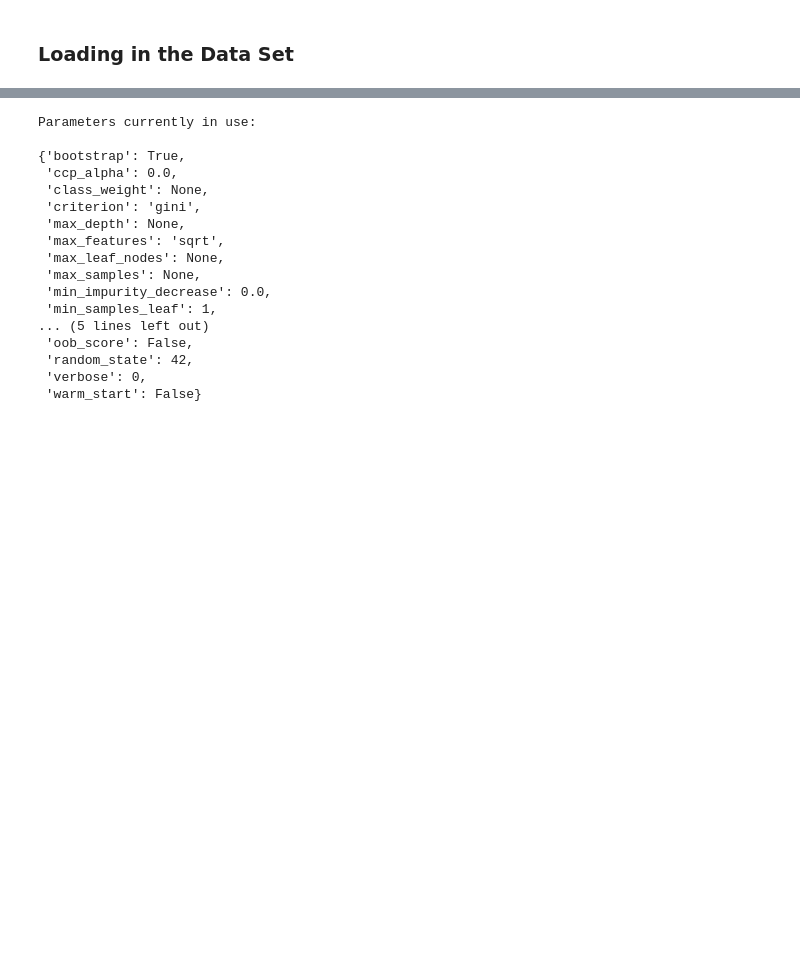
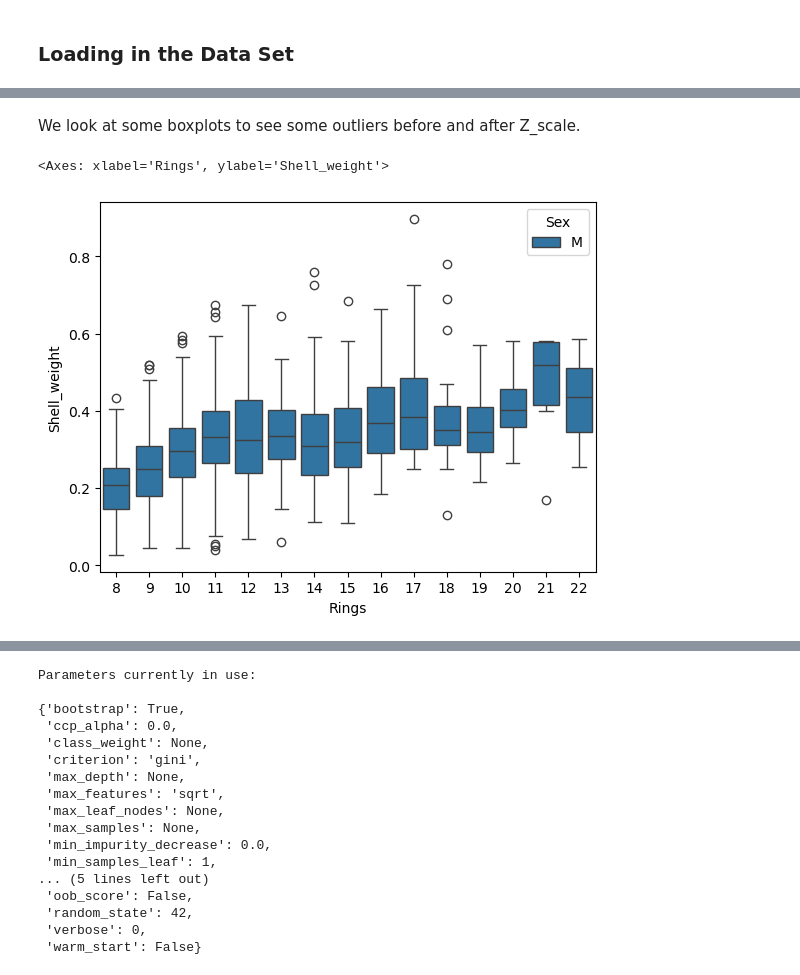
Before and after one commit to claraelisabeth/MachineLearning, a Jupyter notebook: abalone.ipynb, the cells around one changed output, grey strips where cells are left out. Saved outputs shown, nothing was run; the diff lists cells and outputs as text; code cells hidden in the pictures; blank space fills up the shorter version.

```diff
--- a/abalone.ipynb
+++ b/abalone.ipynb
@@ -121,13 +107,0 @@ Assuming the abalone_df DataFrame has already been created
-# %%
-abalone_df['Sex'] = abalone_df['Sex'].astype('category')  # Convert 'Sex' to categorical type
-abalone_df['Length'] = abalone_df['Length'].astype('float64')  # Length as float
-abalone_df['Diameter'] = abalone_df['Diameter'].astype('float64')  # Diameter as float
-abalone_df['Height'] = abalone_df['Height'].astype('float64')  # Height as float
-abalone_df['Whole_weight'] = abalone_df['Whole_weight'].astype('float64')  # Whole weight as float
-abalone_df['Shucked_weight'] = abalone_df['Shucked_weight'].astype('float64')  # Shucked weight as float
-abalone_df['Viscera_weight'] = abalone_df['Viscera_weight'].astype('float64')  # Viscera weight as float
-abalone_df['Shell_weight'] = abalone_df['Shell_weight'].astype('float64')  # Shell weight as float
-abalone_df['Rings'] = abalone_df['Rings'].astype('int64')  # Rings as integer
-
-#  print the data types after conversion
-print(abalone_df.dtypes)
@@ -168,0 +110,4 @@ sns.heatmap(correlation)
+# %%
+abalone_df[abalone_df.Height == 0]
+abalone_df = abalone_df[abalone_df.Height != 0]
+display(abalone_df['Height'].describe())
@@ -213,0 +272,11 @@ Column 'Rings' has 278 outliers.
+# %% [markdown]
+We look at some boxplots to see some outliers before and after Z_scale.
+# %%
+boxplot_outliers = (abalone_df.loc[abalone_df['Sex'].isin(['M'])]
+    .loc[:,['Shell_weight','Rings','Sex']])
+boxplot_outliers = boxplot_outliers[boxplot_outliers["Rings"] >= 8]
+boxplot_outliers = boxplot_outliers[boxplot_outliers["Rings"] < 23]
+sns.boxplot(x="Rings",y="Shell_weight", hue='Sex',data=boxplot_outliers)
+# %% [output]
+<Axes: xlabel='Rings', ylabel='Shell_weight'>
+[figure, added]
```
Also changed, not shown: parts of 60 cells of this notebook.
